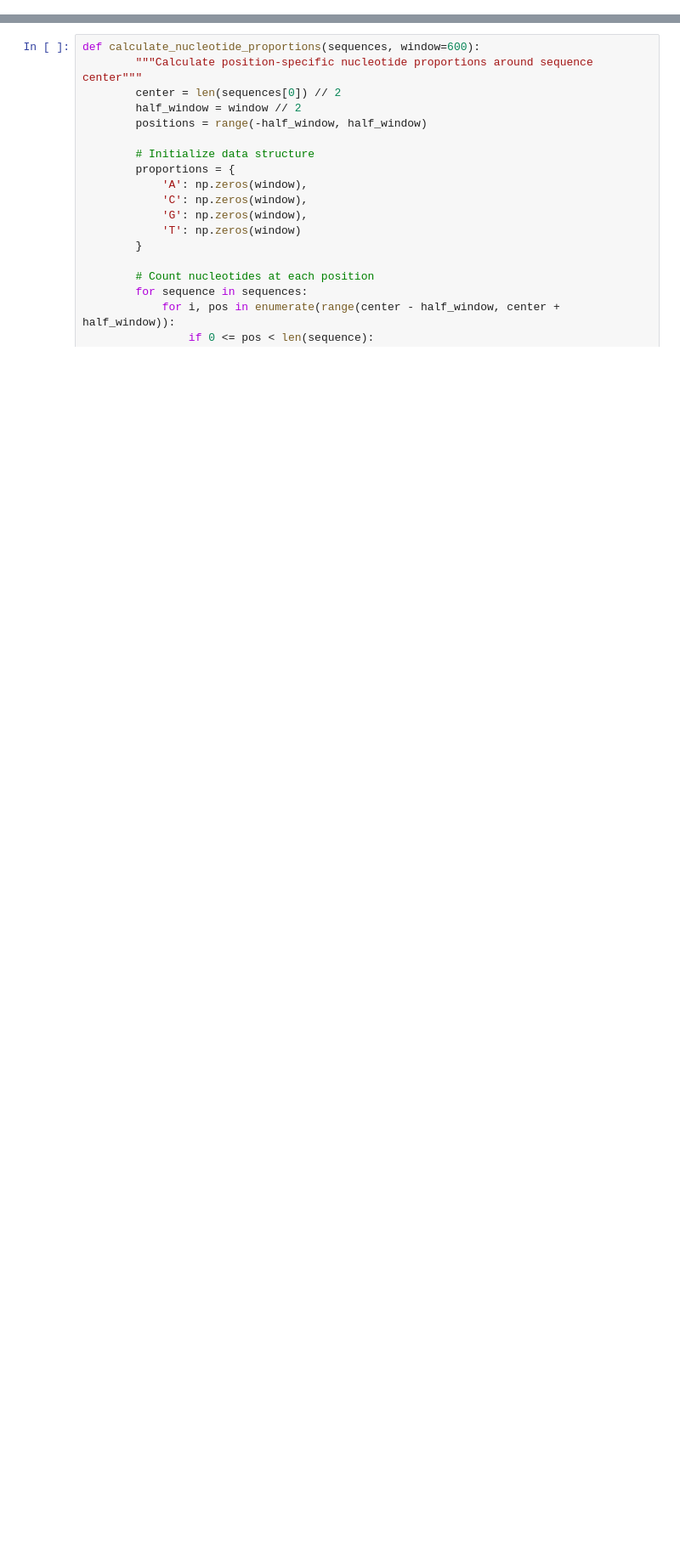
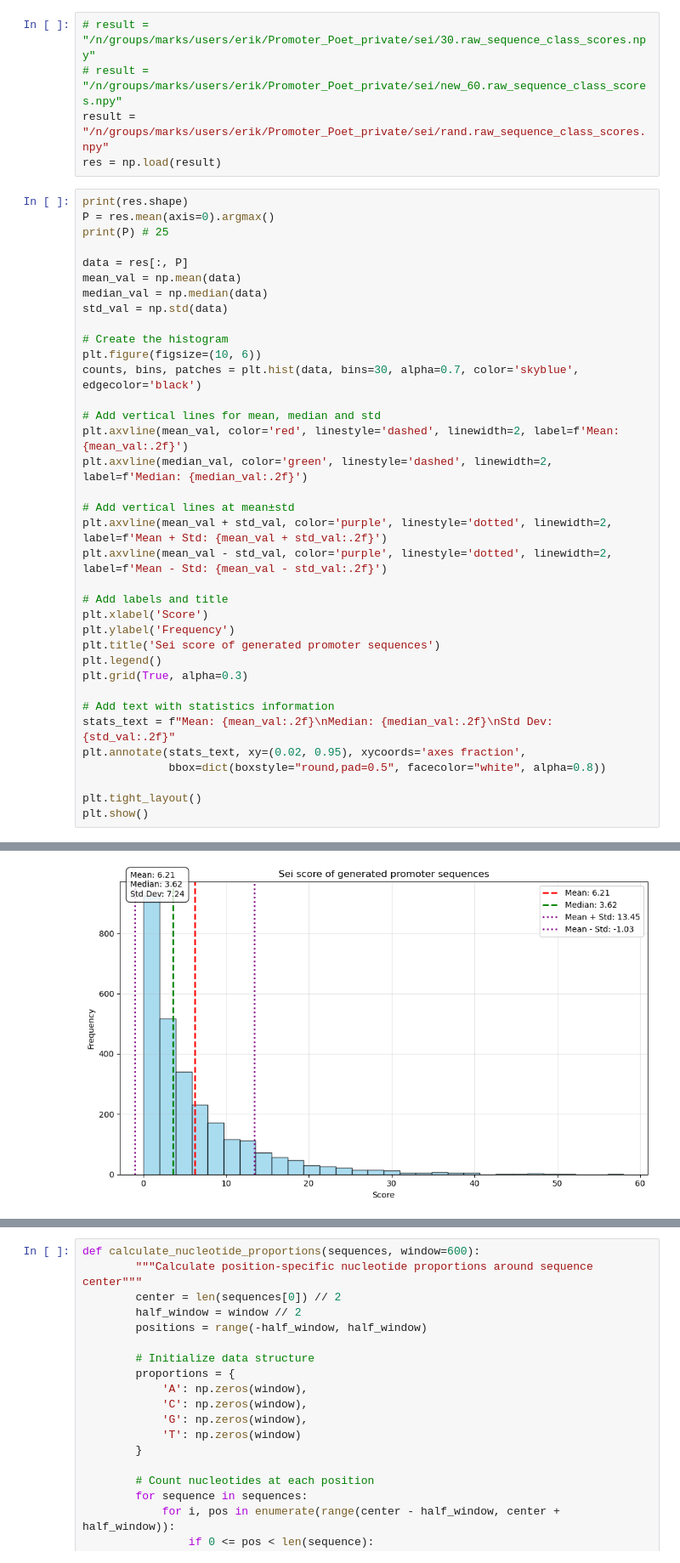
Before and after one commit to debbiemarkslab/PROSE, a Jupyter notebook: scripts/notebook.ipynb, the cells around one changed output, grey strips where cells are left out. Shown: that part at 85% size. Drawn from its saved outputs; the diff is of its cells as text; blank space fills up the shorter version.

```diff
--- a/scripts/notebook.ipynb
+++ b/scripts/notebook.ipynb
@@ -12,0 +120,42 @@ for i, row in df.iterrows():
+# %%
+# result = "/n/groups/marks/users/erik/Promoter_Poet_private/sei/30.raw_sequence_class_scores.npy"
+# result = "/n/groups/marks/users/erik/Promoter_Poet_private/sei/new_60.raw_sequence_class_scores.npy"
+result = "/n/groups/marks/users/erik/Promoter_Poet_private/sei/rand.raw_sequence_class_scores.npy"
+res = np.load(result)
+# %%
+print(res.shape)
+P = res.mean(axis=0).argmax()
+print(P) # 25
+
+data = res[:, P]
+mean_val = np.mean(data)
+median_val = np.median(data)
+std_val = np.std(data)
+
+# Create the histogram
+plt.figure(figsize=(10, 6))
+counts, bins, patches = plt.hist(data, bins=30, alpha=0.7, color='skyblue', edgecolor='black')
+
+# Add vertical lines for mean, median and std
+plt.axvline(mean_val, color='red', linestyle='dashed', linewidth=2, label=f'Mean: {mean_val:.2f}')
+plt.axvline(median_val, color='green', linestyle='dashed', linewidth=2, label=f'Median: {median_val:.2f}')
+
+# Add vertical lines at mean±std
+plt.axvline(mean_val + std_val, color='purple', linestyle='dotted', linewidth=2, label=f'Mean + Std: {mean_val + std_val:.2f}')
+plt.axvline(mean_val - std_val, color='purple', linestyle='dotted', linewidth=2, label=f'Mean - Std: {mean_val - std_val:.2f}')
+
+# Add labels and title
+plt.xlabel('Score')
+plt.ylabel('Frequency')
+plt.title('Sei score of generated promoter sequences')
+plt.legend()
+plt.grid(True, alpha=0.3)
+
+# Add text with statistics information
+stats_text = f"Mean: {mean_val:.2f}\nMedian: {median_val:.2f}\nStd Dev: {std_val:.2f}"
+plt.annotate(stats_text, xy=(0.02, 0.95), xycoords='axes fraction',
+             bbox=dict(boxstyle="round,pad=0.5", facecolor="white", alpha=0.8))
+
+plt.tight_layout()
+plt.show()
+# %% [output]
@@ -12,0 +164 @@ for i, row in df.iterrows():
+[figure, added]
```
Also changed, not shown: parts of 30 cells of this notebook, 19 other files.
